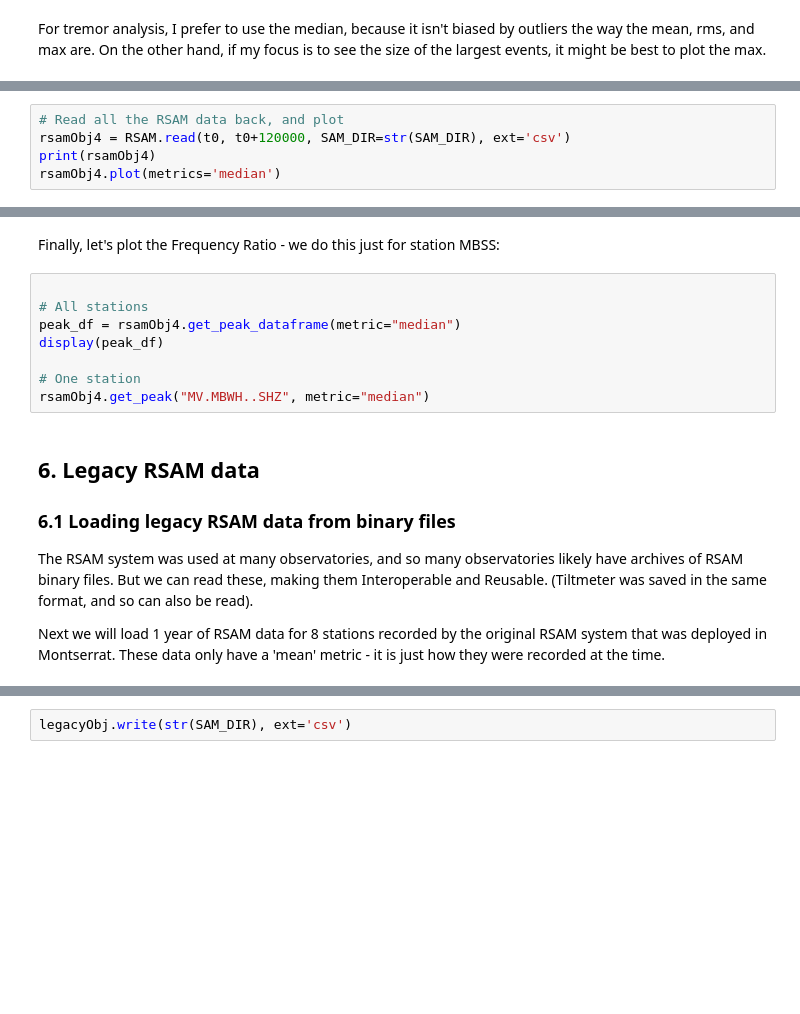
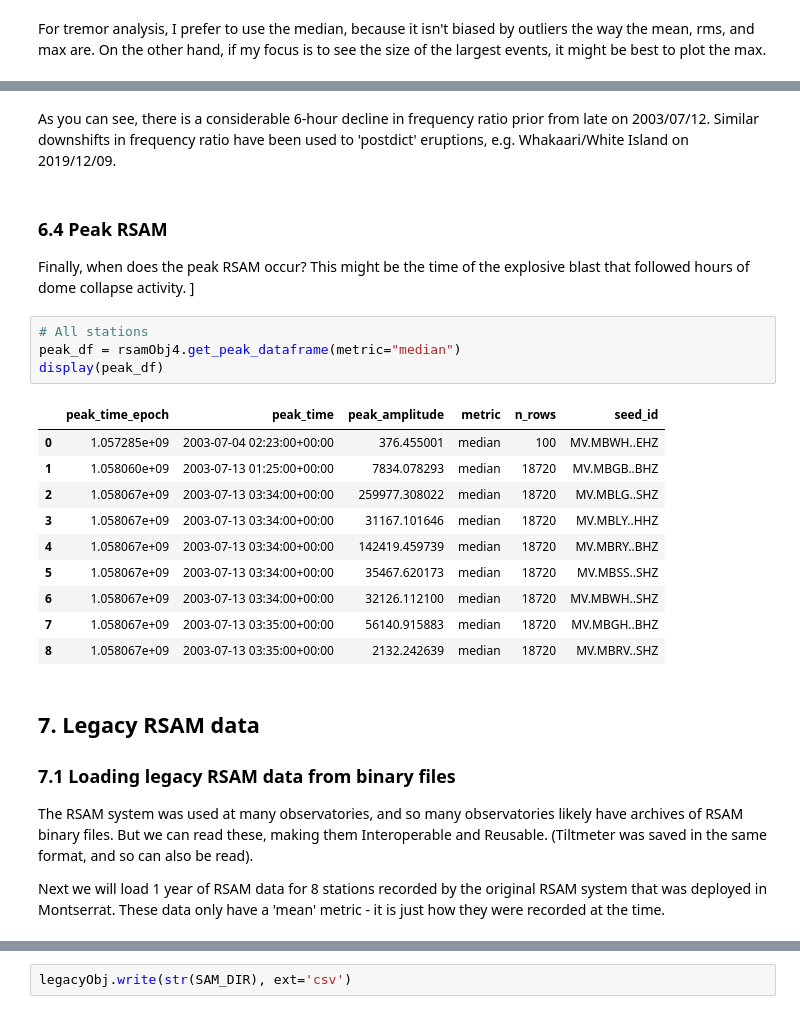
Before and after one commit to gthompson/CompSciS26, a Jupyter notebook: week10/120_RSAM_MVO.ipynb, the cells around one changed output, grey strips where cells are left out. Drawn from its saved outputs; the diff is of its cells as text; blank space fills up the shorter version.

```diff
--- a/week10/120_RSAM_MVO.ipynb
+++ b/week10/120_RSAM_MVO.ipynb
@@ -371,5 +561,0 @@ Notice there is a significant data gap on July 13th.
-# %%
-# Read all the RSAM data back, and plot
-rsamObj4 = RSAM.read(t0, t0+120000, SAM_DIR=str(SAM_DIR), ext='csv')
-print(rsamObj4)
-rsamObj4.plot(metrics='median')
@@ -378,17 +571,28 @@ rsamObj4.select(station='MBSS').plot(metrics=['fratio'])
+# %% [markdown]
+As you can see, there is a considerable 6-hour decline in frequency ratio prior from late on 2003/07/12. Similar downshifts in frequency ratio have been used to 'postdict' eruptions, e.g. Whakaari/White Island on 2019/12/09.
 # %% [markdown]
-Finally, let's plot the Frequency Ratio - we do this just for station MBSS:
+### 6.4 Peak RSAM
+
+Finally, when does the peak RSAM occur? This might be the time of the explosive blast that followed hours of dome collapse activity. ]
 # %%
-
 # All stations
 peak_df = rsamObj4.get_peak_dataframe(metric="median")
 display(peak_df)
-
-# One station
-rsamObj4.get_peak("MV.MBWH..SHZ", metric="median")
+# %% [output]
+|  | peak_time_epoch | peak_time | peak_amplitude | metric | n_rows | seed_id |
+| 0 | 1.057285e+09 | 2003-07-04 02:23:00+00:00 | 376.455001 | median | 100 | MV.MBWH..EHZ |
+| 1 | 1.058060e+09 | 2003-07-13 01:25:00+00:00 | 7834.078293 | median | 18720 | MV.MBGB..BHZ |
+| 2 | 1.058067e+09 | 2003-07-13 03:34:00+00:00 | 259977.308022 | median | 18720 | MV.MBLG..SHZ |
+| 3 | 1.058067e+09 | 2003-07-13 03:34:00+00:00 | 31167.101646 | median | 18720 | MV.MBLY..HHZ |
+| 4 | 1.058067e+09 | 2003-07-13 03:34:00+00:00 | 142419.459739 | median | 18720 | MV.MBRY..BHZ |
+| 5 | 1.058067e+09 | 2003-07-13 03:34:00+00:00 | 35467.620173 | median | 18720 | MV.MBSS..SHZ |
+| 6 | 1.058067e+09 | 2003-07-13 03:34:00+00:00 | 32126.112100 | median | 18720 | MV.MBWH..SHZ |
+| 7 | 1.058067e+09 | 2003-07-13 03:35:00+00:00 | 56140.915883 | median | 18720 | MV.MBGH..BHZ |
+| 8 | 1.058067e+09 | 2003-07-13 03:35:00+00:00 | 2132.242639 | median | 18720 | MV.MBRV..SHZ |
 # %% [markdown]
-## 6. Legacy RSAM data
+## 7. Legacy RSAM data
 
-### 6.1 Loading legacy RSAM data from binary files
+### 7.1 Loading legacy RSAM data from binary files
 
 The RSAM system was used at many observatories, and so many observatories likely have archives of RSAM binary files. But we can read these, making them Interoperable and Reusable. (Tiltmeter was saved in the same format, and so can also be read).
 
```
Also changed, not shown: parts of 33 cells of this notebook, 2 other files.
